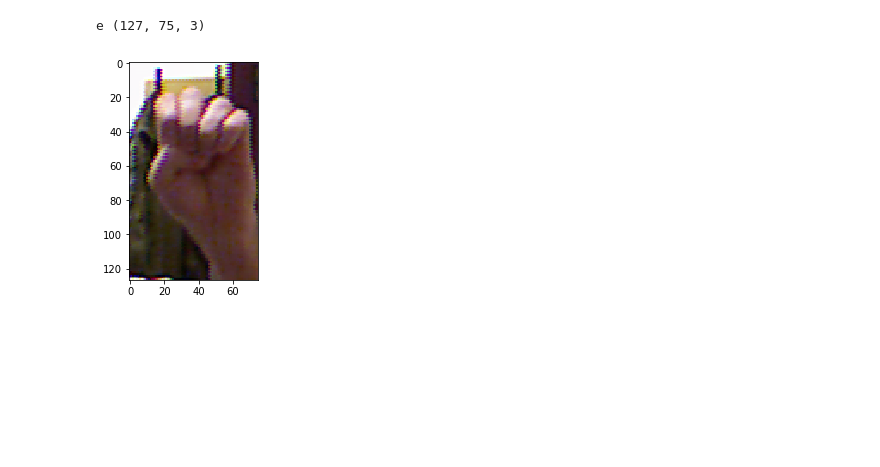
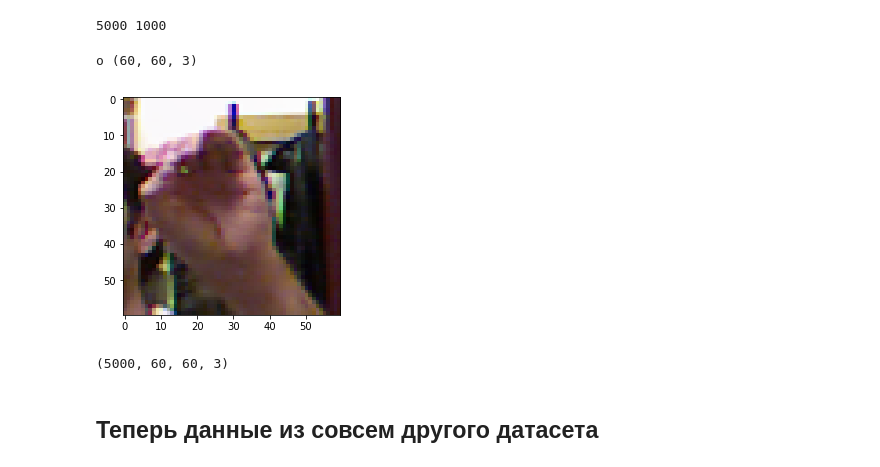
Before and after one commit to TalgatMIPT/sign_language_recognition, a Jupyter notebook: ilya/5_speakers_dataset.ipynb, the cells around one changed output. Saved outputs shown, nothing was run; the diff lists cells and outputs as text; code cells hidden in the pictures; blank space fills up the shorter version.

```diff
--- a/ilya/5_speakers_dataset.ipynb
+++ b/ilya/5_speakers_dataset.ipynb
@@ -55,0 +65,4 @@ Wall time: 4.14 s
+# %%
+print(len(X), len(X_test))
+# %% [output]
+5000 1000
@@ -56,5 +80,12 @@ Wall time: 4.14 s
 # %%
-show_picture(4300)
+show_picture(900)
 # %% [output]
-e (127, 75, 3)
+o (60, 60, 3)
-[figure, old version]
+[figure, new version]
+# %%
+X = np.array(X)
+X.shape
+# %% [output]
+(5000, 60, 60, 3)
+# %% [markdown]
+## Теперь данные из совсем другого датасета
```
Also changed, not shown: parts of 14 cells of this notebook.
